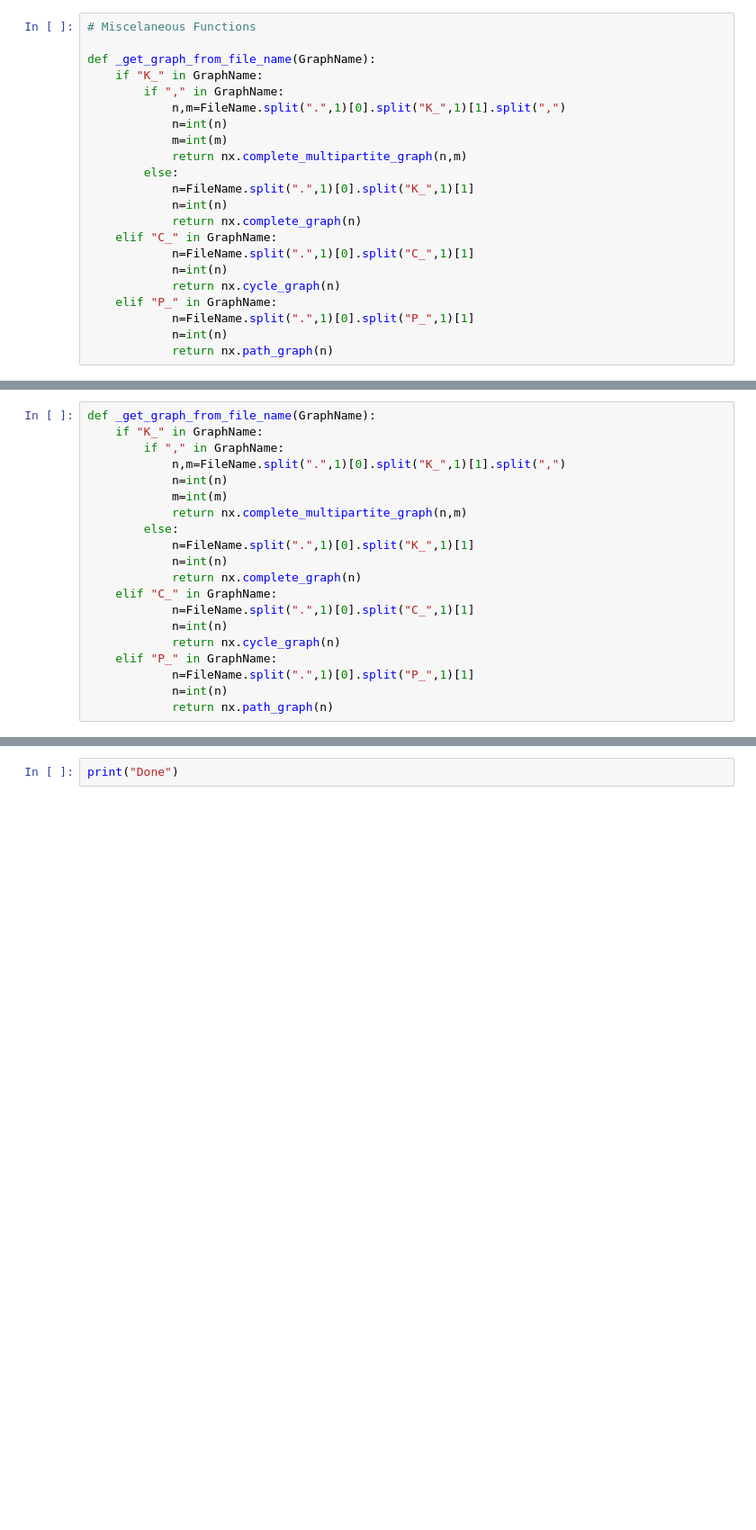
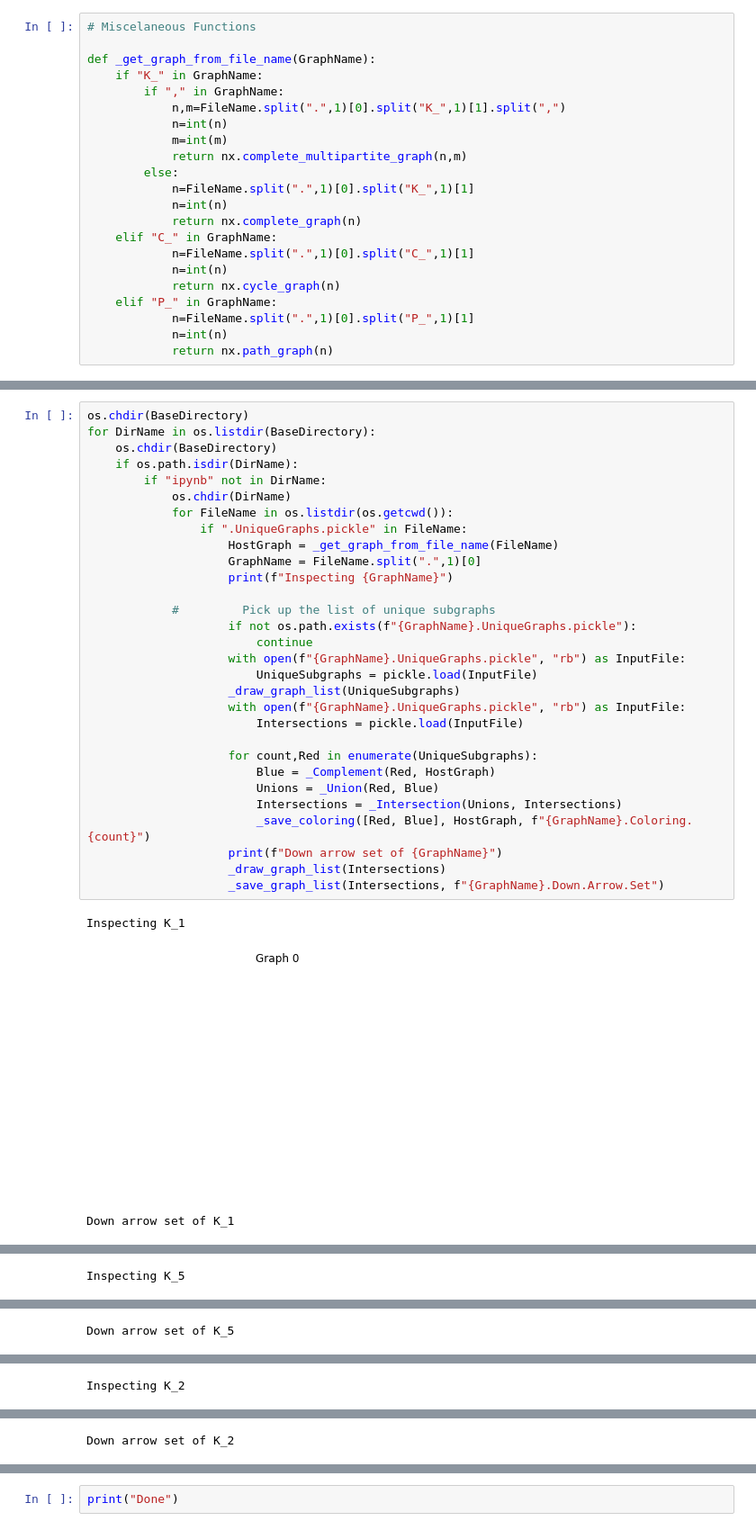
Before and after one commit to JibJibFlutterhousen/Down-Arrow-Ramsey-Sets, a Jupyter notebook: Down Arrow Ramsey Sets Of Complete Bipartite Graphs.ipynb, the cells around one changed output, grey strips where cells are left out. Shown at 90% size. Cells and saved outputs as stored; diff of their text form; blank space fills up the shorter version.

Commit message:
Implement Union, Intersection, Down Arrow
This is the first version that results in answers that correspond to the answers in the Byers / Olenoczak paper

```diff
--- a/Down Arrow Ramsey Sets Of Complete Bipartite Graphs.ipynb
+++ b/Down Arrow Ramsey Sets Of Complete Bipartite Graphs.ipynb
@@ -668,20 +243,0 @@ def _get_poset(GraphList, Ordering = None):
-# %%
-def _get_graph_from_file_name(GraphName):
-    if "K_" in GraphName:
-        if "," in GraphName:
-            n,m=FileName.split(".",1)[0].split("K_",1)[1].split(",")
-            n=int(n)
-            m=int(m)
-            return nx.complete_multipartite_graph(n,m)
-        else:
-            n=FileName.split(".",1)[0].split("K_",1)[1]
-            n=int(n)
-            return nx.complete_graph(n)
-    elif "C_" in GraphName:
-            n=FileName.split(".",1)[0].split("C_",1)[1]
-            n=int(n)
-            return nx.cycle_graph(n)
-    elif "P_" in GraphName:
-            n=FileName.split(".",1)[0].split("P_",1)[1]
-            n=int(n)
-            return nx.path_graph(n)
@@ -889,0 +244,34 @@ for DirName in os.listdir(os.getcwd()):
+# %%
+os.chdir(BaseDirectory)
+for DirName in os.listdir(BaseDirectory):
+    os.chdir(BaseDirectory)
+    if os.path.isdir(DirName):
+        if "ipynb" not in DirName:
+            os.chdir(DirName)
+            for FileName in os.listdir(os.getcwd()):
+                if ".UniqueGraphs.pickle" in FileName:
+                    HostGraph = _get_graph_from_file_name(FileName)
+                    GraphName = FileName.split(".",1)[0]
+                    print(f"Inspecting {GraphName}")
+
+            #         Pick up the list of unique subgraphs
+                    if not os.path.exists(f"{GraphName}.UniqueGraphs.pickle"):
+                        continue
+                    with open(f"{GraphName}.UniqueGraphs.pickle", "rb") as InputFile:
+                        UniqueSubgraphs = pickle.load(InputFile)
+                    _draw_graph_list(UniqueSubgraphs)
+                    with open(f"{GraphName}.UniqueGraphs.pickle", "rb") as InputFile:
+                        Intersections = pickle.load(InputFile)
+
+                    for count,Red in enumerate(UniqueSubgraphs):
+                        Blue = _Complement(Red, HostGraph)
+                        Unions = _Union(Red, Blue)
+                        Intersections = _Intersection(Unions, Intersections)
+                        _save_coloring([Red, Blue], HostGraph, f"{GraphName}.Coloring.{count}")
+                    print(f"Down arrow set of {GraphName}")
+                    _draw_graph_list(Intersections)
+                    _save_graph_list(Intersections, f"{GraphName}.Down.Arrow.Set")
+# %% [output]
+Inspecting K_1
+[figure, added]
+Down arrow set of K_1
@@ -889,0 +279 @@ for DirName in os.listdir(os.getcwd()):
+Inspecting K_5
@@ -889,0 +281 @@ for DirName in os.listdir(os.getcwd()):
+Down arrow set of K_5
@@ -889,0 +283 @@ for DirName in os.listdir(os.getcwd()):
+Inspecting K_2
@@ -889,0 +285 @@ for DirName in os.listdir(os.getcwd()):
+Down arrow set of K_2
```
Also changed, not shown: parts of 33 cells of this notebook.
